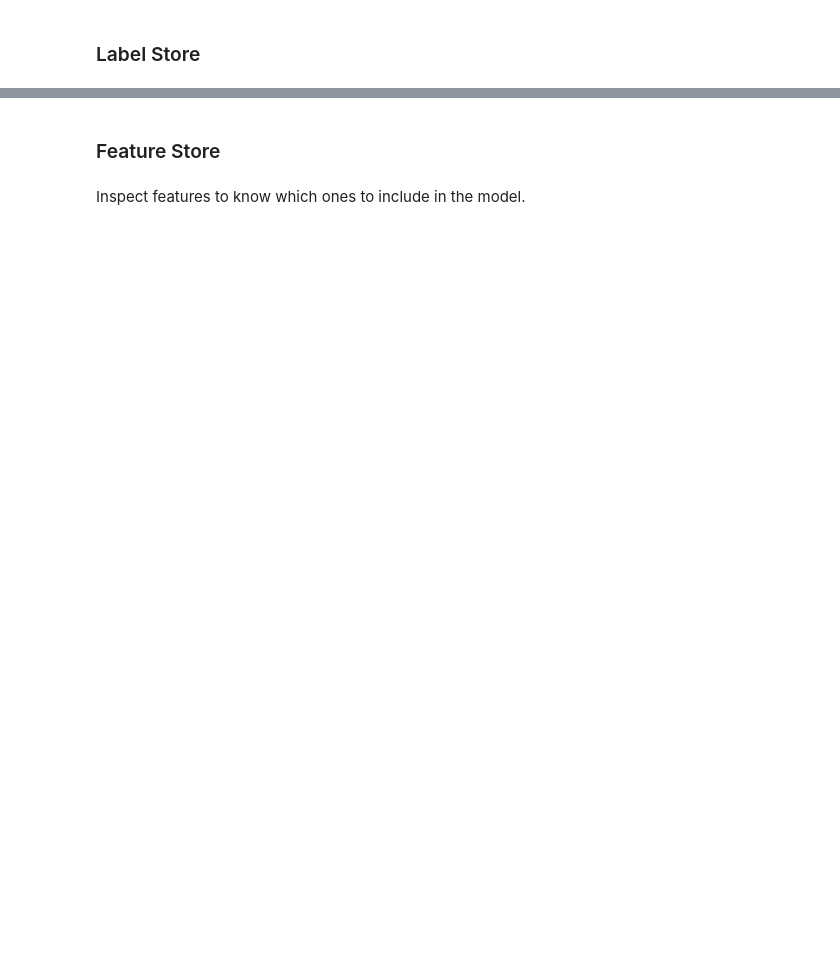
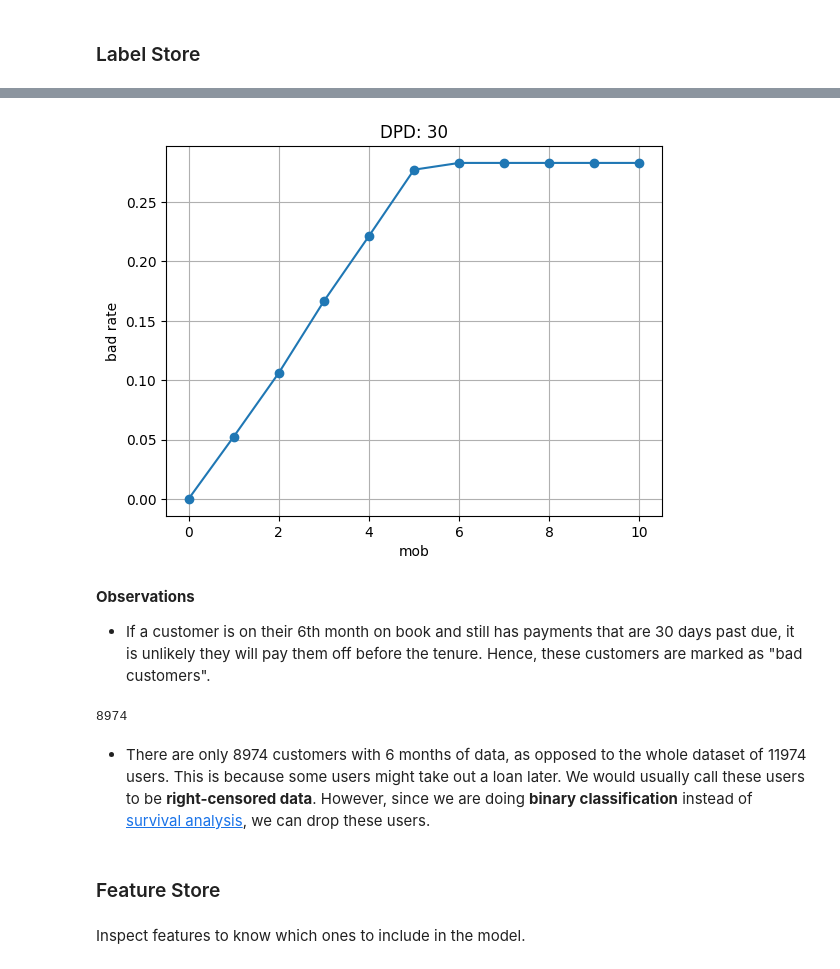
Before and after one commit to Jenpoer/creditkarma, a Jupyter notebook: eda.ipynb, the cells around one changed output, grey strips where cells are left out. Cells and saved outputs as stored; diff of their text form; code cells hidden in the pictures; blank space fills up the shorter version.

Commit message:
Finish EDA for gold table

```diff
--- a/eda.ipynb
+++ b/eda.ipynb
@@ -755,3 +762,18 @@ The goal of the gold table is to have a **feature store** and **label store** fo
+# %%
+def read_silver_table(table, silver_db):
+    folder_path = os.path.join(silver_db, table)
+    files_list = [os.path.join(folder_path, os.path.basename(f)) for f in glob.glob(os.path.join(folder_path, '*'))]
+    df = spark.read.option("header", "true").parquet(*files_list)
+    return df
+# %%
+# Feature store silver tables
+df_attributes = read_silver_table('attributes', silver_directory)
+df_clickstream = read_silver_table('clickstream', silver_directory)
+df_financials = read_silver_table('financials', silver_directory)
+df_loan_type = read_silver_table('loan_type', silver_directory)
+
+# Label store silver tables
+df_lms = read_silver_table('lms', silver_directory)
 # %% [markdown]
 ### Label Store
 # %% [markdown]
@@ -759,3 +794,44 @@ Inspect distribution of target variable to engineer stable labels.
+# %%
+dpd = 30
+
+# filter only completed loans
+df_label = df_lms.filter(col("loan_start_date") < datetime.strptime("2024-01-01", "%Y-%m-%d"))
+
+# create dpd flag if more than dpd
+df_label = df_label.withColumn("dpd_flag", F.when(col("dpd") >= dpd, 1).otherwise(0))
+
+# actual bads
+actual_bads_df = df_label.filter(col("installment_num") == 10)
+
+# visualise bad rate
+pdf = df_label.toPandas()
+
+# Group by mob and count occurrences in dpd_flag
+grouped = pdf.groupby('mob')['dpd_flag'].mean()
+
+# Sort the index (x-axis) of the grouped DataFrame
+grouped = grouped.sort_index()
+
+# Plotting
+grouped.plot(kind='line', marker='o')
+
+plt.title('DPD: '+ str(dpd))
+plt.xlabel('mob')
+plt.ylabel('bad rate')
+plt.grid(True)
+plt.show()
+# %% [output]
+[figure, added]
+# %% [markdown]
+**Observations**
+- If a customer is on their 6th month on book and still has payments that are 30 days past due, it is unlikely they will pay them off before the tenure. Hence, these customers are marked as "bad customers".
+# %%
+df_label = df_lms.filter(col("mob")==6)
+df_label.select('customer_id').distinct().count()
+# %% [output]
+8974
+# %% [markdown]
+- There are only 8974 customers with 6 months of data, as opposed to the whole dataset of 11974 users. This is because some users might take out a loan later. We would usually call these users to be **right-censored data**. However, since we are doing **binary classification** instead of [survival analysis](https://scikit-survival.readthedocs.io/en/stable/user_guide/00-introduction.html), we can drop these users.
 # %% [markdown]
 ### Feature Store
 # %% [markdown]
```
Also changed, not shown: parts of 26 cells of this notebook.
